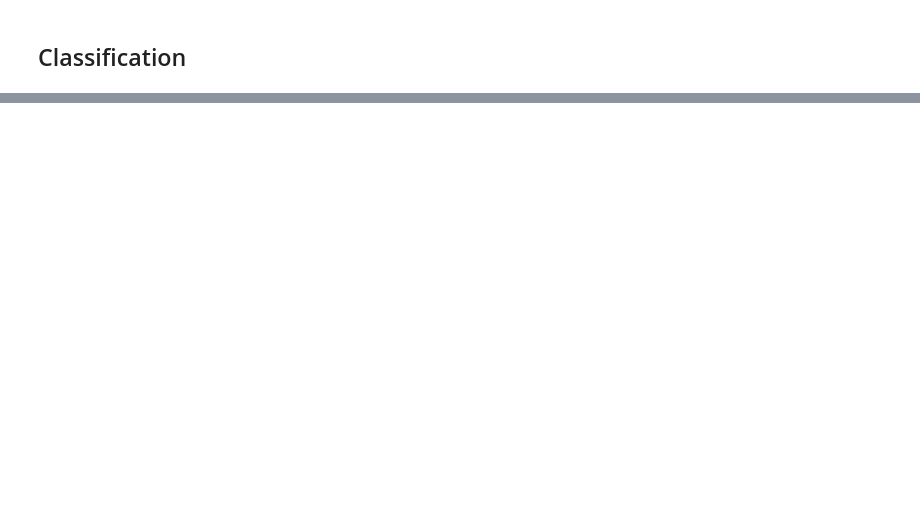
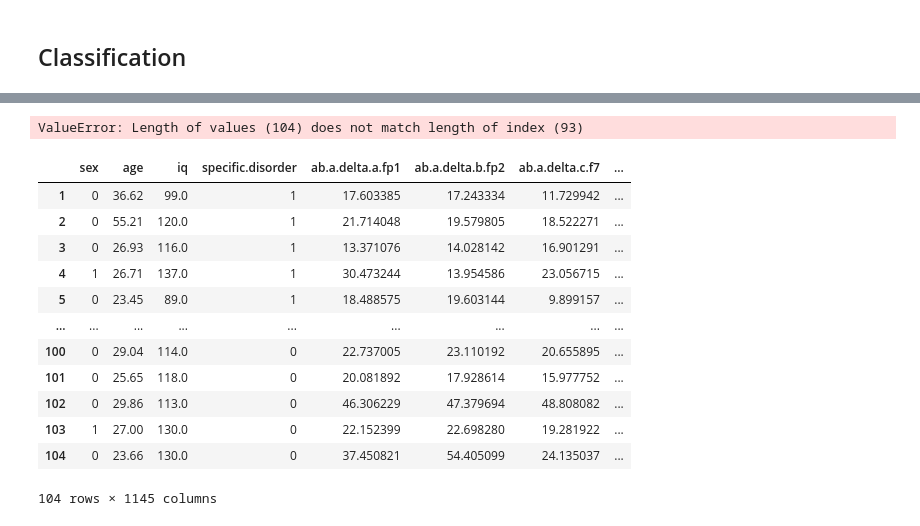
Before and after one commit to twix402/NeuroML, a Jupyter notebook: Codes/NeuroBook.ipynb, the cells around one changed output, grey strips where cells are left out. Drawn from its saved outputs; the diff is of its cells as text; code cells hidden in the pictures; blank space fills up the shorter version.

```diff
--- a/Codes/NeuroBook.ipynb
+++ b/Codes/NeuroBook.ipynb
@@ -1044,0 +253,37 @@ weighted avg       0.96      0.95      0.95        21
+# %%
+le=LabelEncoder()
+data=data.drop(columns='unnamed: 122')
+data['specific.disorder'] = data['specific.disorder'].map({'Posttraumatic stress disorder': 1, 'Healthy control': 0})
+data['sex']= le.fit_transform(data['sex'])
+X = data.drop('specific.disorder', axis=1)
+y = data['specific.disorder']
+X_train, X_test, y_train, y_test = train_test_split(X, y, test_size=0.3, random_state=42)
+# %%
+from sklearn.ensemble import IsolationForest
+from sklearn.linear_model import LinearRegression
+import numpy as np
+
+# Step 1: Detect outliers using IsolationForest (optimized for speed)
+iso = IsolationForest(contamination=0.1, random_state=42, n_estimators=50)
+outlier_preds = iso.fit_predict(data[numeric_cols])
+
+# Step 2: Train a simpler regression model (LinearRegression) for predictions on outliers
+for col in numeric_cols:
+    # Prepare inlier data for training the model
+    X_inliers = data.loc[outlier_preds == 1, numeric_cols].drop(columns=[col])
+    y_inliers = data.loc[outlier_preds == 1, col]
+
+    # Fit a simpler regression model
+    regressor = LinearRegression()
+    regressor.fit(X_inliers, y_inliers)
+
+    # Predict values for outliers
+    X_outliers = data.loc[outlier_preds == -1, numeric_cols].drop(columns=[col])
+    predicted_values = regressor.predict(X_outliers)
+
+    # Replace outlier values with the predicted values
+    data.loc[outlier_preds == -1, col] = predicted_values
+
+# Data after handling outliers using optimized ML-based predictions
+data_optimized_handled = data.copy()
+data_optimized_handled.shape, data_optimized_handled.head()
@@ -1044,0 +308,33 @@ weighted avg       0.96      0.95      0.95        21
+# %%
+from sklearn.ensemble import IsolationForest
+
+# Applying IsolationForest for outlier detection on the dataset
+# Assuming numeric data is used for outlier detection
+numeric_cols = data_ml_handled.select_dtypes(include=['float64', 'int64']).columns
+iso = IsolationForest(contamination=0.1, random_state=42)
+outlier_preds = iso.fit_predict(data[numeric_cols])
+
+# Add a column to indicate outliers (-1 means outlier, 1 means inlier)
+data_ml_handled['Outlier'] = outlier_preds
+
+# Display summary of the number of inliers vs outliers
+outlier_counts = data_ml_handled['Outlier'].value_counts()
+outlier_counts
+# %% [output]
+ValueError: Length of values (104) does not match length of index (93)
+# %%
+data
+# %% [output]
+|  | sex | age | iq | specific.disorder | ab.a.delta.a.fp1 | ab.a.delta.b.fp2 | ab.a.delta.c.f7 | ... |
+| 1 | 0 | 36.62 | 99.0 | 1 | 17.603385 | 17.243334 | 11.729942 | ... |
+| 2 | 0 | 55.21 | 120.0 | 1 | 21.714048 | 19.579805 | 18.522271 | ... |
+| 3 | 0 | 26.93 | 116.0 | 1 | 13.371076 | 14.028142 | 16.901291 | ... |
+| 4 | 1 | 26.71 | 137.0 | 1 | 30.473244 | 13.954586 | 23.056715 | ... |
+| 5 | 0 | 23.45 | 89.0 | 1 | 18.488575 | 19.603144 | 9.899157 | ... |
+| ... | ... | ... | ... | ... | ... | ... | ... | ... |
+| 100 | 0 | 29.04 | 114.0 | 0 | 22.737005 | 23.110192 | 20.655895 | ... |
+| 101 | 0 | 25.65 | 118.0 | 0 | 20.081892 | 17.928614 | 15.977752 | ... |
+| 102 | 0 | 29.86 | 113.0 | 0 | 46.306229 | 47.379694 | 48.808082 | ... |
+| 103 | 1 | 27.00 | 130.0 | 0 | 22.152399 | 22.698280 | 19.281922 | ... |
+| 104 | 0 | 23.66 | 130.0 | 0 | 37.450821 | 54.405099 | 24.135037 | ... |
+104 rows × 1145 columns
```
Also changed, not shown: parts of 48 cells of this notebook, 13 other files.
